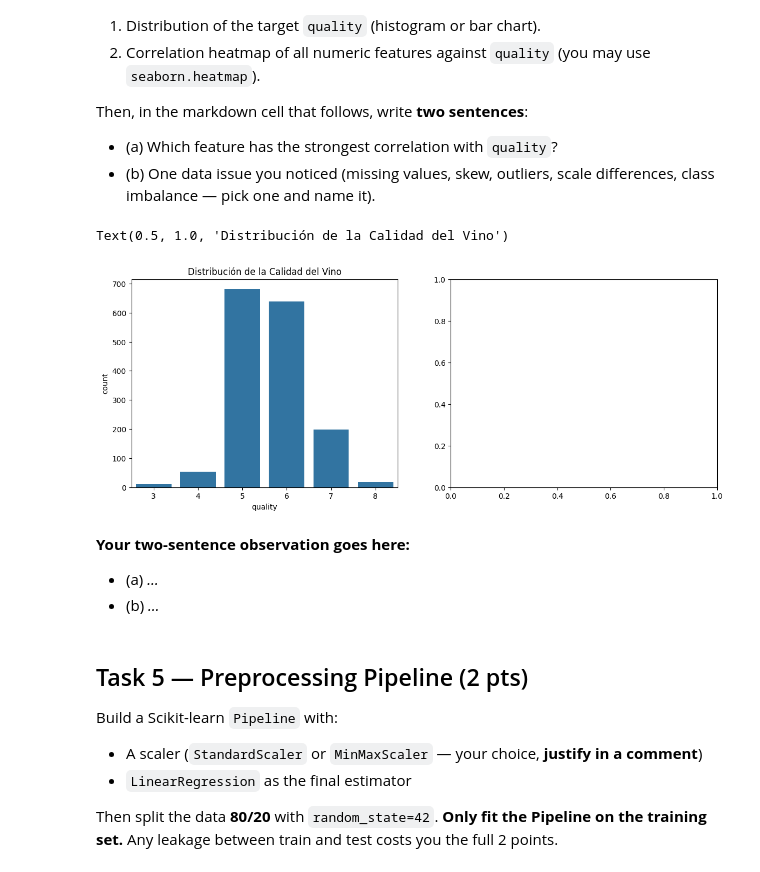
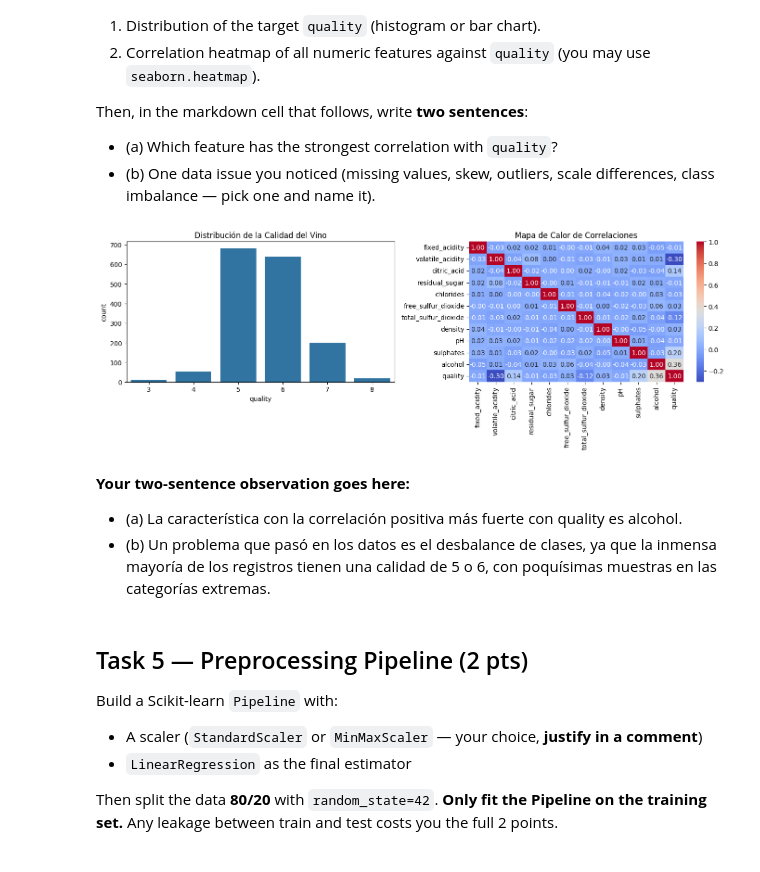
Before and after one commit to jokker5502/Machine-Learning-6-SIN-A-Mar-Jul-2026, a Jupyter notebook: notebooks/exam.ipynb, the cells around one changed output. Cells and saved outputs as stored; diff of their text form; code cells hidden in the pictures.

```diff
--- a/notebooks/exam.ipynb
+++ b/notebooks/exam.ipynb
@@ -134,21 +134,27 @@ Then, in the markdown cell that follows, write **two sentences**:
 # %%
 import matplotlib.pyplot as plt
 import seaborn as sns
 
 # TODO Task 4: produce the two required plots here.
 fig, axes = plt.subplots(1, 2, figsize=(14, 5))
 
 # 1: Distribución del target
 sns.countplot(x='quality', data=df, ax=axes[0])
 axes[0].set_title('Distribución de la Calidad del Vino')
+
+# 2: Heatmap de correlaciones
+sns.heatmap(df.corr(), annot=True, cmap='coolwarm', fmt=".2f", ax=axes[1])
+axes[1].set_title('Mapa de Calor de Correlaciones')
+
+plt.tight_layout()
+plt.show()
 # %% [output]
-Text(0.5, 1.0, 'Distribución de la Calidad del Vino')
-[figure, old version]
+[figure, new version]
 # %% [markdown]
 **Your two-sentence observation goes here:**
 
-- (a) *…*
-- (b) *…*
+- (a) La característica con la correlación positiva más fuerte con quality es alcohol.
+- (b) Un problema que pasó en los datos es el desbalance de clases, ya que la inmensa mayoría de los registros tienen una calidad de 5 o 6, con poquísimas muestras en las categorías extremas.
 # %% [markdown]
 ## Task 5 — Preprocessing Pipeline (2 pts)
 
```
Also changed, not shown: parts of 5 cells of this notebook.
